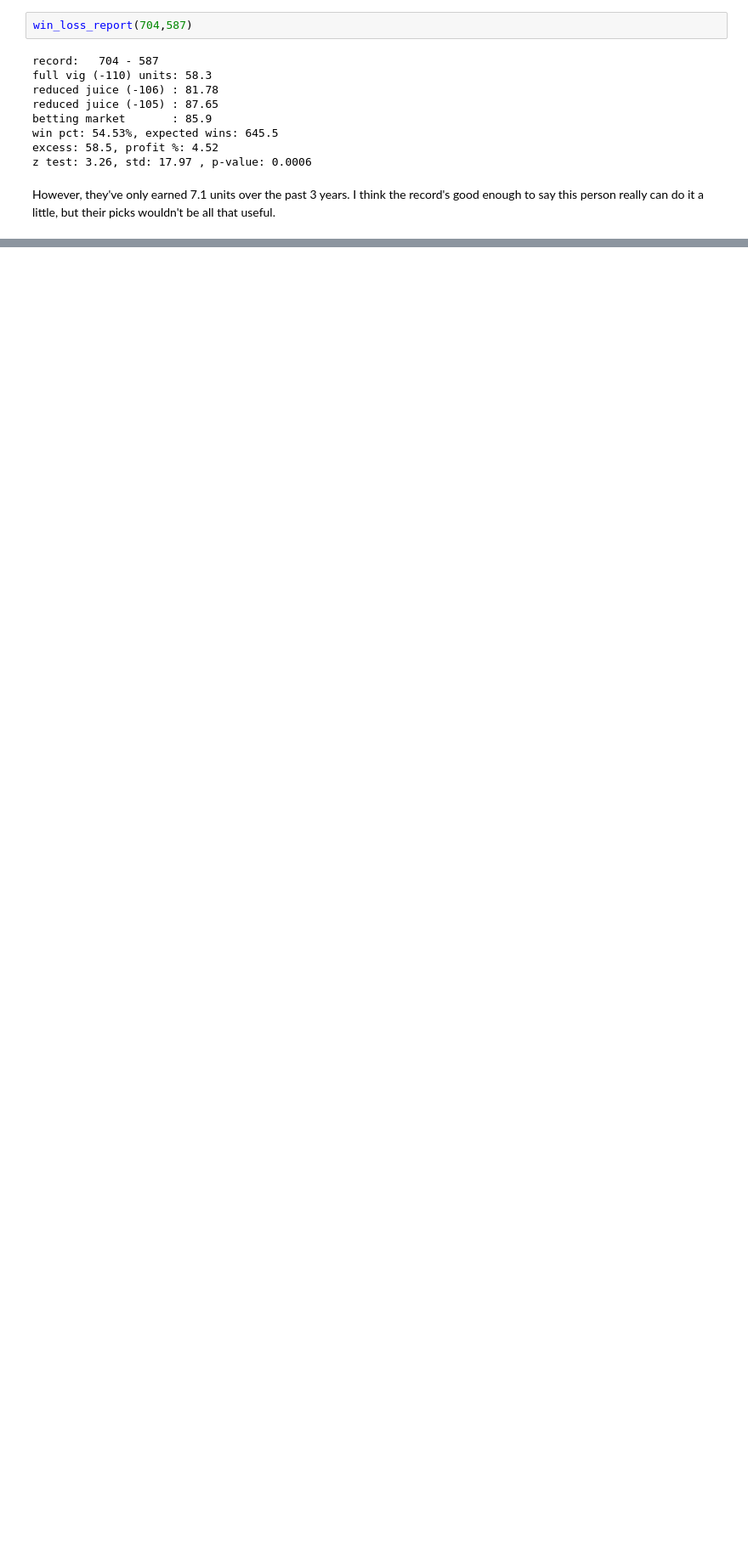
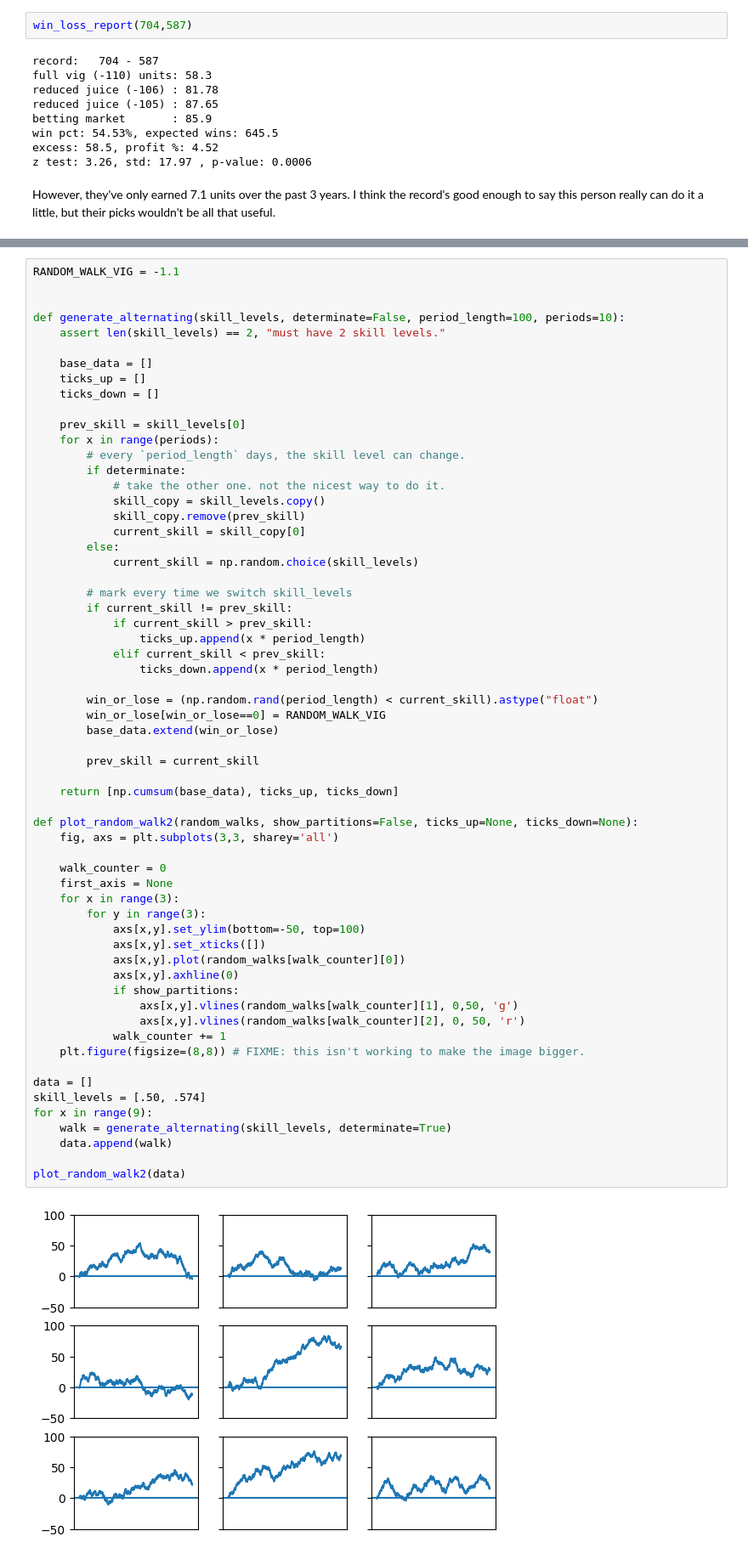
Before and after one commit to csdurfee/book, a Jupyter notebook: ep 7 TOUTS.ipynb, the cells around one changed output, grey strips where cells are left out. Shown at 85% size. Cells and saved outputs as stored; diff of their text form; blank space fills up the shorter version.

```diff
--- a/ep 7 TOUTS.ipynb
+++ b/ep 7 TOUTS.ipynb
@@ -282,0 +305,63 @@ There are 77 NBA touts listed on pyckio. 35 of them have a winning record agains
+# %%
+RANDOM_WALK_VIG = -1.1
+
+
+def generate_alternating(skill_levels, determinate=False, period_length=100, periods=10):
+    assert len(skill_levels) == 2, "must have 2 skill levels."
+
+    base_data = []
+    ticks_up = []
+    ticks_down = []
+
+    prev_skill = skill_levels[0]
+    for x in range(periods):
+        # every `period_length` days, the skill level can change.
+        if determinate:
+            # take the other one. not the nicest way to do it.
+            skill_copy = skill_levels.copy()
+            skill_copy.remove(prev_skill)
+            current_skill = skill_copy[0]
+        else:
+            current_skill = np.random.choice(skill_levels)
+
+        # mark every time we switch skill_levels
+        if current_skill != prev_skill:
+            if current_skill > prev_skill:
+                ticks_up.append(x * period_length)
+            elif current_skill < prev_skill:
+                ticks_down.append(x * period_length)
+
+        win_or_lose = (np.random.rand(period_length) < current_skill).astype("float")
+        win_or_lose[win_or_lose==0] = RANDOM_WALK_VIG
+        base_data.extend(win_or_lose)
+
+        prev_skill = current_skill
+
+    return [np.cumsum(base_data), ticks_up, ticks_down]
+
+def plot_random_walk2(random_walks, show_partitions=False, ticks_up=None, ticks_down=None):
+    fig, axs = plt.subplots(3,3, sharey='all')
+
+    walk_counter = 0
+    first_axis = None
+    for x in range(3):
+        for y in range(3):
+            axs[x,y].set_ylim(bottom=-50, top=100)
+            axs[x,y].set_xticks([])
+            axs[x,y].plot(random_walks[walk_counter][0])
+            axs[x,y].axhline(0)
+            if show_partitions:
+                axs[x,y].vlines(random_walks[walk_counter][1], 0,50, 'g')
+                axs[x,y].vlines(random_walks[walk_counter][2], 0, 50, 'r')
+            walk_counter += 1
+    plt.figure(figsize=(8,8)) # FIXME: this isn't working to make the image bigger.
+
+data = []
+skill_levels = [.50, .574]
+for x in range(9):
+    walk = generate_alternating(skill_levels, determinate=True)
+    data.append(walk)
+
+plot_random_walk2(data)
+# %% [output]
+[figure, added]
```
Also changed, not shown: parts of 22 cells of this notebook.
